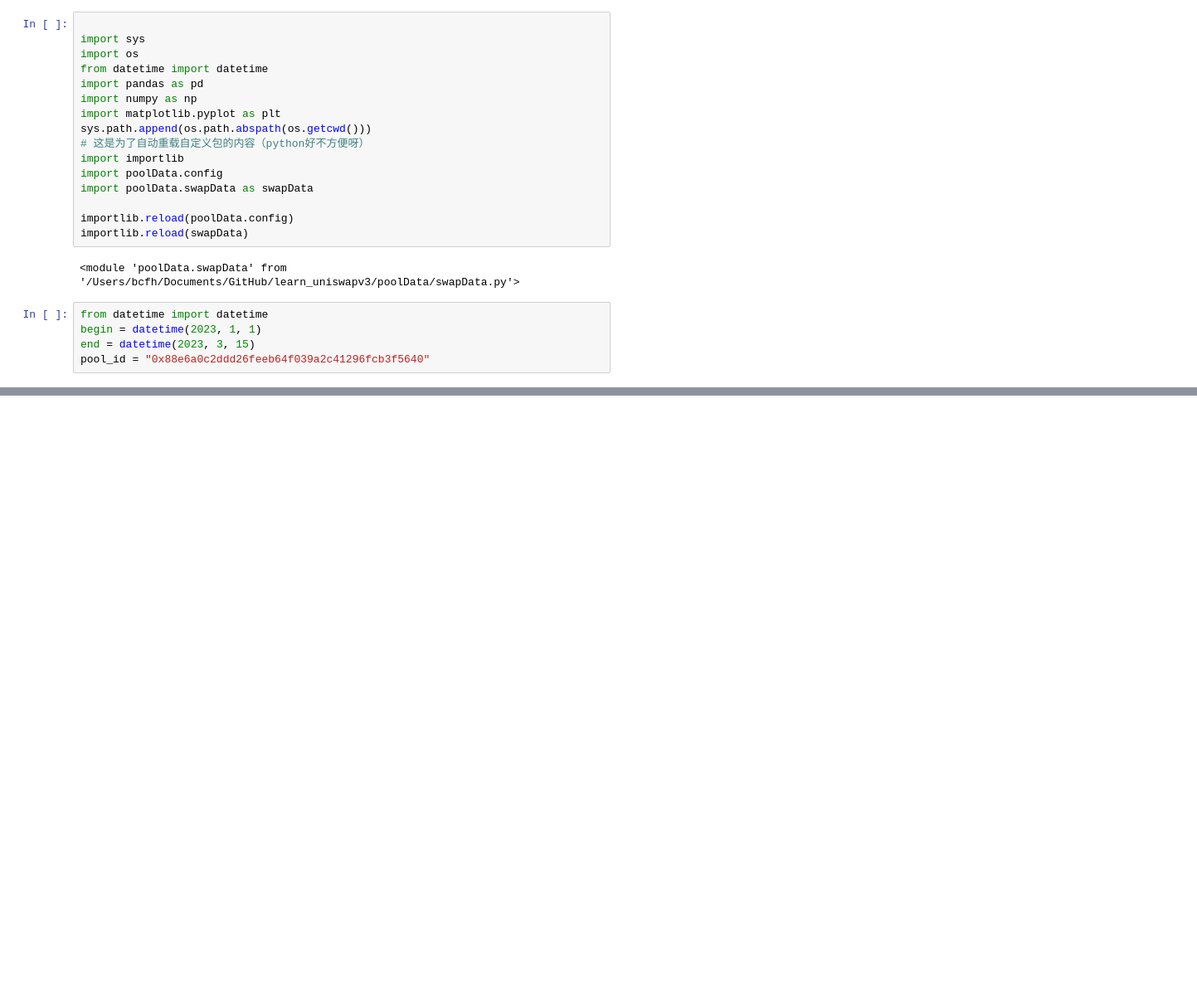
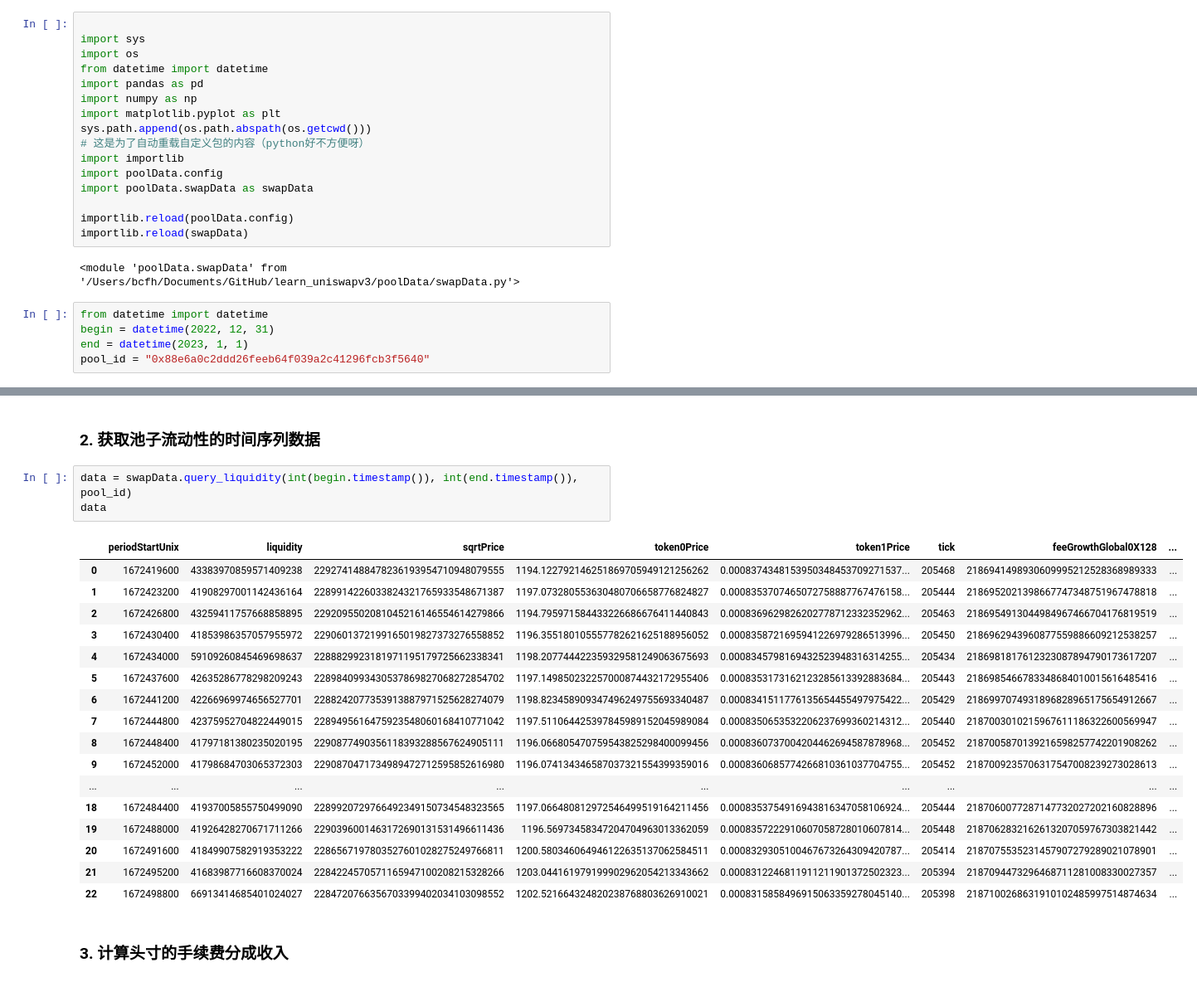
Before and after one commit to Fooooooooooox/learn_uniswapv3, a Jupyter notebook: swapData.ipynb, the cells around one changed output, grey strips where cells are left out. Shown at 83% size. Cells and saved outputs as stored; diff of their text form; blank space fills up the shorter version.

Commit message:
feat: query liquidity time series data

```diff
--- a/swapData.ipynb
+++ b/swapData.ipynb
@@ -18,7 +26,7 @@ importlib.reload(swapData)
 <module 'poolData.swapData' from '/Users/bcfh/Documents/GitHub/learn_uniswapv3/poolData/swapData.py'>
 # %%
 from datetime import datetime
-begin = datetime(2023, 1, 1)
-end = datetime(2023, 3, 15)
+begin = datetime(2022, 12, 31)
+end = datetime(2023, 1, 1)
 pool_id = "0x88e6a0c2ddd26feeb64f039a2c41296fcb3f5640"
 # %%
@@ -44,0 +49,25 @@ data
+# %% [markdown]
+### 2. 获取池子流动性的时间序列数据
+# %%
+data = swapData.query_liquidity(int(begin.timestamp()), int(end.timestamp()), pool_id)
+data
+# %% [output]
+|  | periodStartUnix | liquidity | sqrtPrice | token0Price | token1Price | tick | feeGrowthGlobal0X128 | ... |
+| 0 | 1672419600 | 43383970859571409238 | 2292741488478236193954710948079555 | 1194.122792146251869705949121256262 | 0.0008374348153950348453709271537... | 205468 | 2186941498930609995212528368989333 | ... |
+| 1 | 1672423200 | 41908297001142436164 | 2289914226033824321765933548671387 | 1197.073280553630480706658776824827 | 0.0008353707465072758887767476158... | 205444 | 2186952021398667747348751967478818 | ... |
+| 2 | 1672426800 | 43259411757668858895 | 2292095502081045216146554614279866 | 1194.795971584433226686676411440843 | 0.0008369629826202778712332352962... | 205463 | 2186954913044984967466704176819519 | ... |
+| 3 | 1672430400 | 41853986357057955972 | 2290601372199165019827373276558852 | 1196.355180105557782621625188956052 | 0.0008358721695941226979286513996... | 205450 | 2186962943960877559886609212538257 | ... |
+| 4 | 1672434000 | 59109260845469698637 | 2288829923181971195179725662338341 | 1198.207744422359329581249063675693 | 0.0008345798169432523948316314255... | 205434 | 2186981817612323087894790173617207 | ... |
+| 5 | 1672437600 | 42635286778298209243 | 2289840993430537869827068272854702 | 1197.149850232257000874432172955406 | 0.0008353173162123285613392883684... | 205443 | 2186985466783348684010015616485416 | ... |
+| 6 | 1672441200 | 42266969974656527701 | 2288242077353913887971525628274079 | 1198.823458909347496249755693340487 | 0.0008341511776135654455497975422... | 205429 | 2186997074931896828965175654912667 | ... |
+| 7 | 1672444800 | 42375952704822449015 | 2289495616475923548060168410771042 | 1197.511064425397845989152045989084 | 0.0008350653532206237699360214312... | 205440 | 2187003010215967611186322600569947 | ... |
+| 8 | 1672448400 | 41797181380235020195 | 2290877490356118393288567624905111 | 1196.066805470759543825298400099456 | 0.0008360737004204462694587878968... | 205452 | 2187005870139216598257742201908262 | ... |
+| 9 | 1672452000 | 41798684703065372303 | 2290870471734989472712595852616980 | 1196.074134346587037321554399359016 | 0.0008360685774266810361037704755... | 205452 | 2187009235706317547008239273028613 | ... |
+| ... | ... | ... | ... | ... | ... | ... | ... | ... |
+| 18 | 1672484400 | 41937005855750499090 | 2289920729766492349150734548323565 | 1197.066480812972546499519164211456 | 0.0008353754916943816347058106924... | 205444 | 2187060077287147732027202160828896 | ... |
+| 19 | 1672488000 | 41926428270671711266 | 2290396001463172690131531496611436 | 1196.56973458347204704963013362059 | 0.0008357222910607058728010607814... | 205448 | 2187062832162613207059767303821442 | ... |
+| 20 | 1672491600 | 41849907582919353222 | 2286567197803527601028275249766811 | 1200.580346064946122635137062584511 | 0.0008329305100467673264309420787... | 205414 | 2187075535231457907279289021078901 | ... |
+| 21 | 1672495200 | 41683987716608370024 | 2284224570571165947100208215328266 | 1203.044161979199902962054213343662 | 0.0008312246811911211901372502323... | 205394 | 2187094473296468711281008330027357 | ... |
+| 22 | 1672498800 | 66913414685401024027 | 2284720766356703399402034103098552 | 1202.521664324820238768803626910021 | 0.0008315858496915063359278045140... | 205398 | 2187100268631910102485997514874634 | ... |
+# %% [markdown]
+### 3. 计算头寸的手续费分成收入
```
Also changed, not shown: parts of 3 cells of this notebook, 1 other file.
